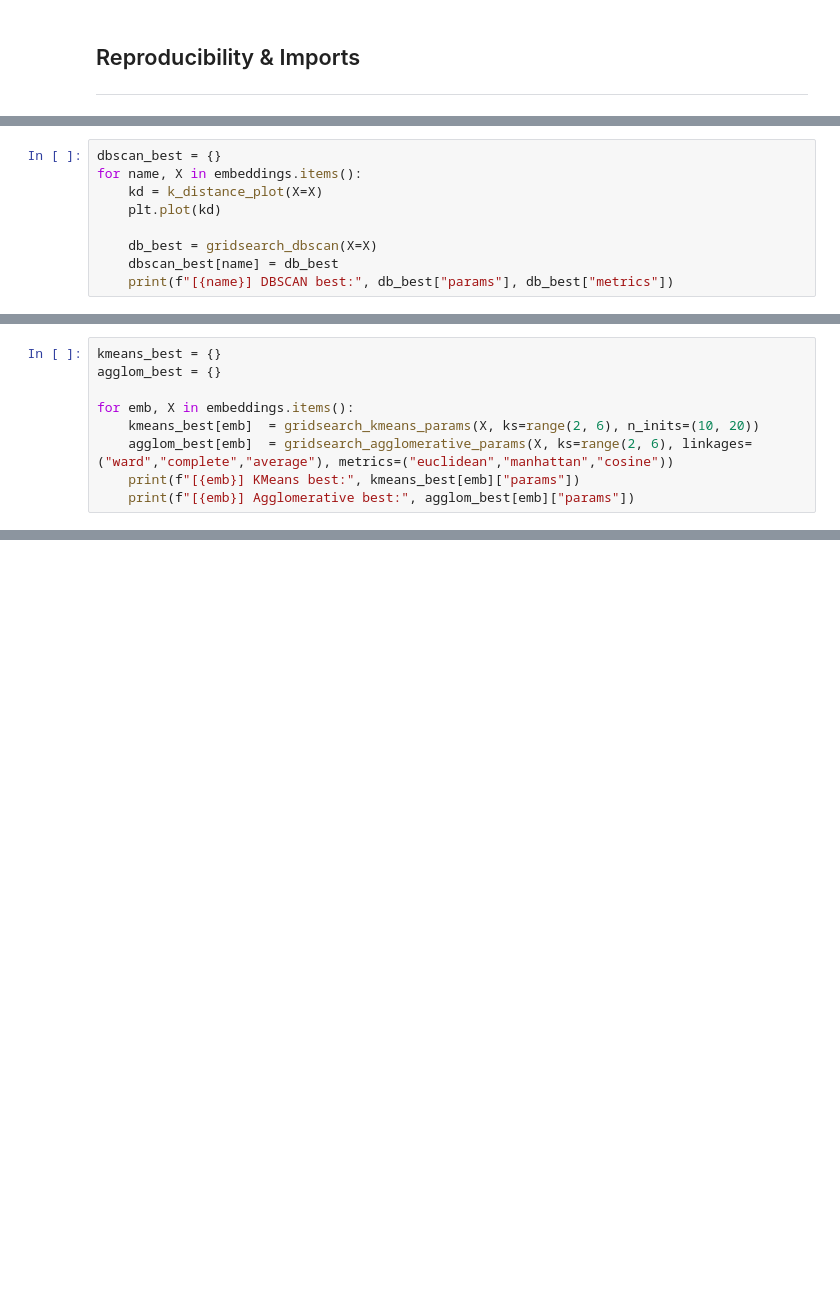
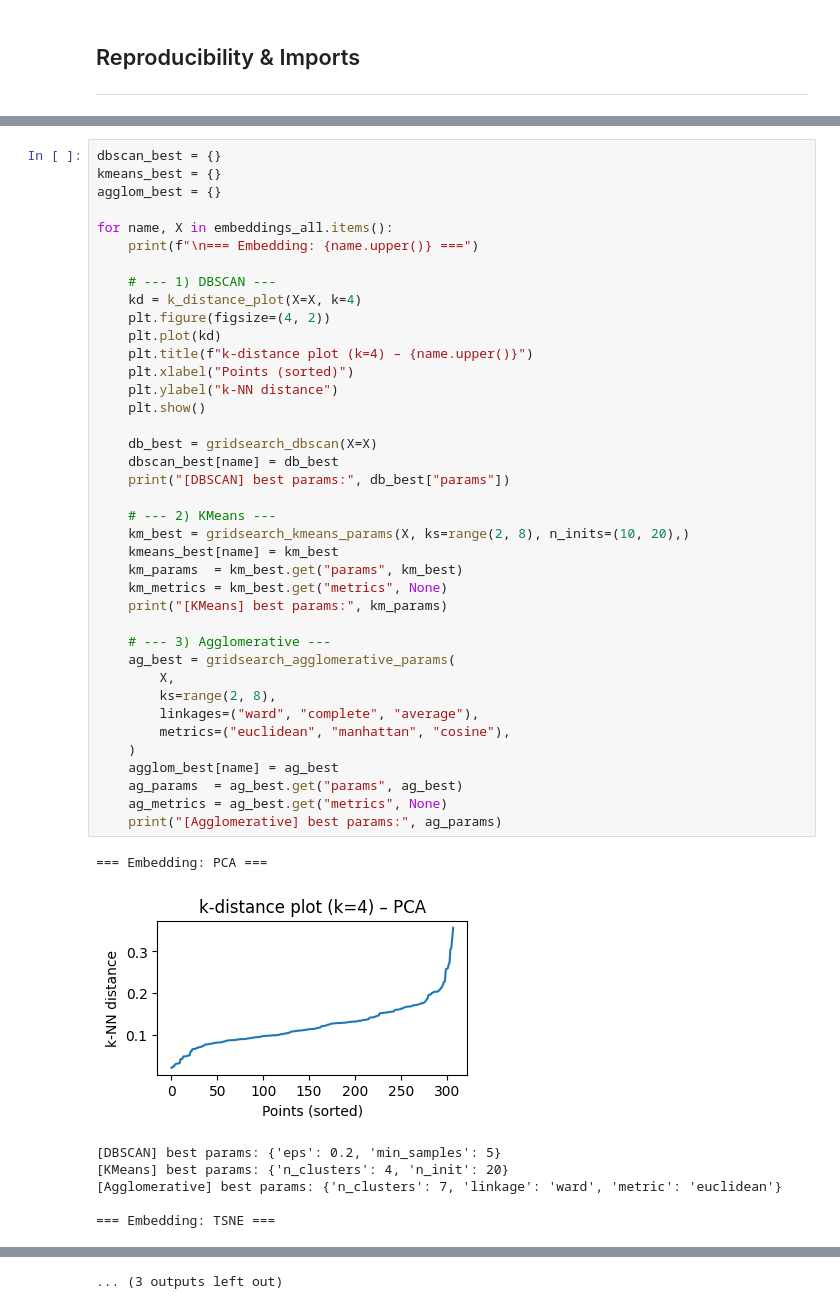
Before and after one commit to zuzannapajak/cardio-risk-prediction, a Jupyter notebook: notebooks/clustering.ipynb, the cells around one changed output, grey strips where cells are left out. Cells and saved outputs as stored; diff of their text form; blank space fills up the shorter version.

Commit message:
clustering cleanup - wip

```diff
--- a/notebooks/clustering.ipynb
+++ b/notebooks/clustering.ipynb
@@ -133,9 +52,0 @@ for name, X in embeddings.items():
-# %%
-dbscan_best = {}
-for name, X in embeddings.items():
-    kd = k_distance_plot(X=X)
-    plt.plot(kd)
-
-    db_best = gridsearch_dbscan(X=X)
-    dbscan_best[name] = db_best
-    print(f"[{name}] DBSCAN best:", db_best["params"], db_best["metrics"])
@@ -148,9 +52,0 @@ for name, X in embeddings.items():
-# %%
-kmeans_best = {}
-agglom_best = {}
-
-for emb, X in embeddings.items():
-    kmeans_best[emb]  = gridsearch_kmeans_params(X, ks=range(2, 6), n_inits=(10, 20))
-    agglom_best[emb]  = gridsearch_agglomerative_params(X, ks=range(2, 6), linkages=("ward","complete","average"), metrics=("euclidean","manhattan","cosine"))
-    print(f"[{emb}] KMeans best:", kmeans_best[emb]["params"])
-    print(f"[{emb}] Agglomerative best:", agglom_best[emb]["params"])
@@ -165,0 +87,47 @@ for emb, X in embeddings.items():
+# %%
+dbscan_best = {}
+kmeans_best = {}
+agglom_best = {}
+
+for name, X in embeddings_all.items():
+    print(f"\n=== Embedding: {name.upper()} ===")
+
+    # --- 1) DBSCAN ---
+    kd = k_distance_plot(X=X, k=4)
+    plt.figure(figsize=(4, 2))
+    plt.plot(kd)
+    plt.title(f"k-distance plot (k=4) – {name.upper()}")
+    plt.xlabel("Points (sorted)")
+    plt.ylabel("k-NN distance")
+    plt.show()
+
+    db_best = gridsearch_dbscan(X=X)
+    dbscan_best[name] = db_best
+    print("[DBSCAN] best params:", db_best["params"])
+
+    # --- 2) KMeans ---
+    km_best = gridsearch_kmeans_params(X, ks=range(2, 8), n_inits=(10, 20),)
+    kmeans_best[name] = km_best
+    km_params  = km_best.get("params", km_best)
+    km_metrics = km_best.get("metrics", None)
+    print("[KMeans] best params:", km_params)
+
+    # --- 3) Agglomerative ---
+    ag_best = gridsearch_agglomerative_params(
+        X,
+        ks=range(2, 8),
+        linkages=("ward", "complete", "average"),
+        metrics=("euclidean", "manhattan", "cosine"),
+    )
+    agglom_best[name] = ag_best
+    ag_params  = ag_best.get("params", ag_best)
+    ag_metrics = ag_best.get("metrics", None)
+    print("[Agglomerative] best params:", ag_params)
+# %% [output]
+=== Embedding: PCA ===
+[figure, added]
+[DBSCAN] best params: {'eps': 0.2, 'min_samples': 5}
+[KMeans] best params: {'n_clusters': 4, 'n_init': 20}
+[Agglomerative] best params: {'n_clusters': 7, 'linkage': 'ward', 'metric': 'euclidean'}
+
+=== Embedding: TSNE ===
@@ -166,3 +159,4 @@ for emb, X in embeddings.items():
+... (3 outputs left out)
 # %%
 # KMEANS
 kmeans_results = {
```
Also changed, not shown: parts of 63 cells of this notebook, 2 other files.
